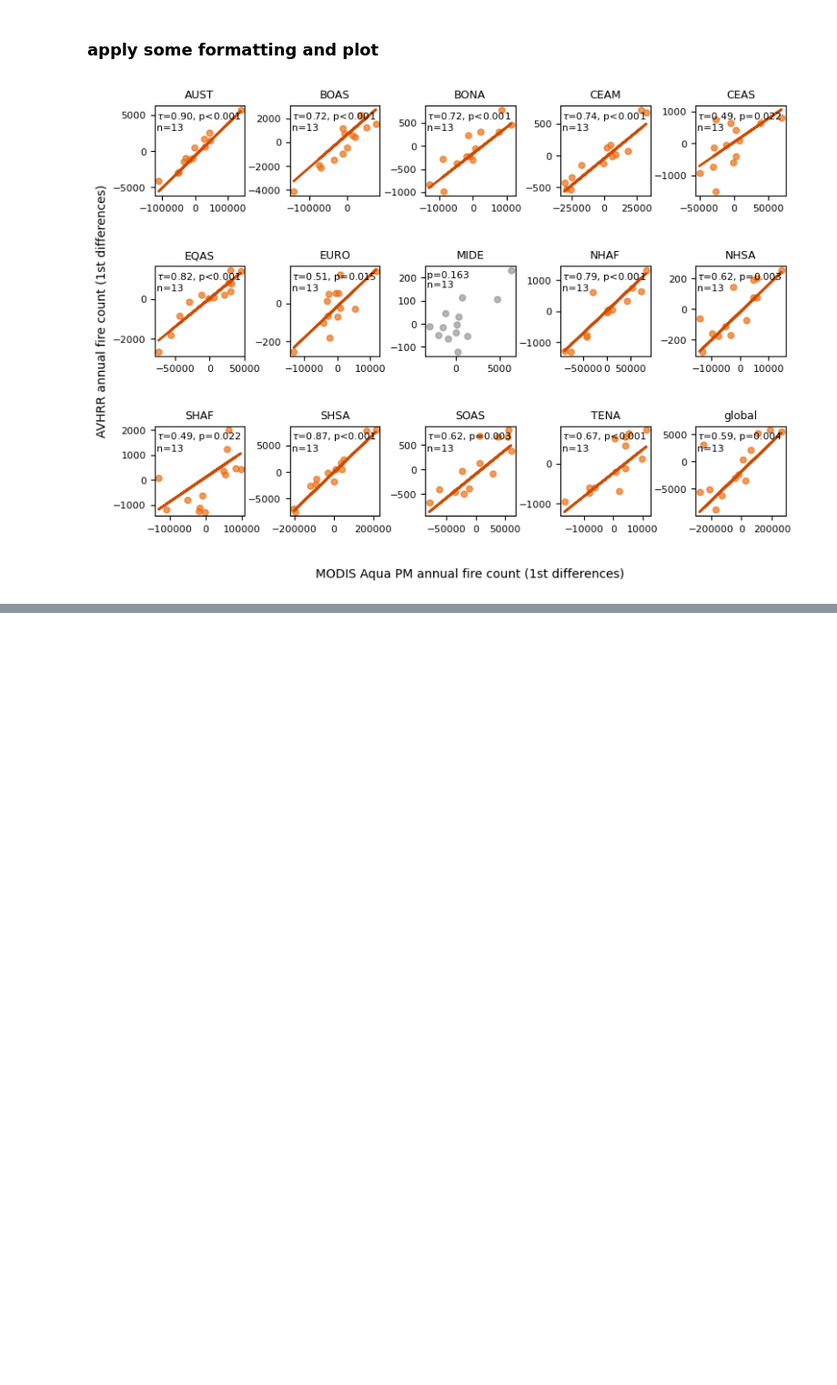
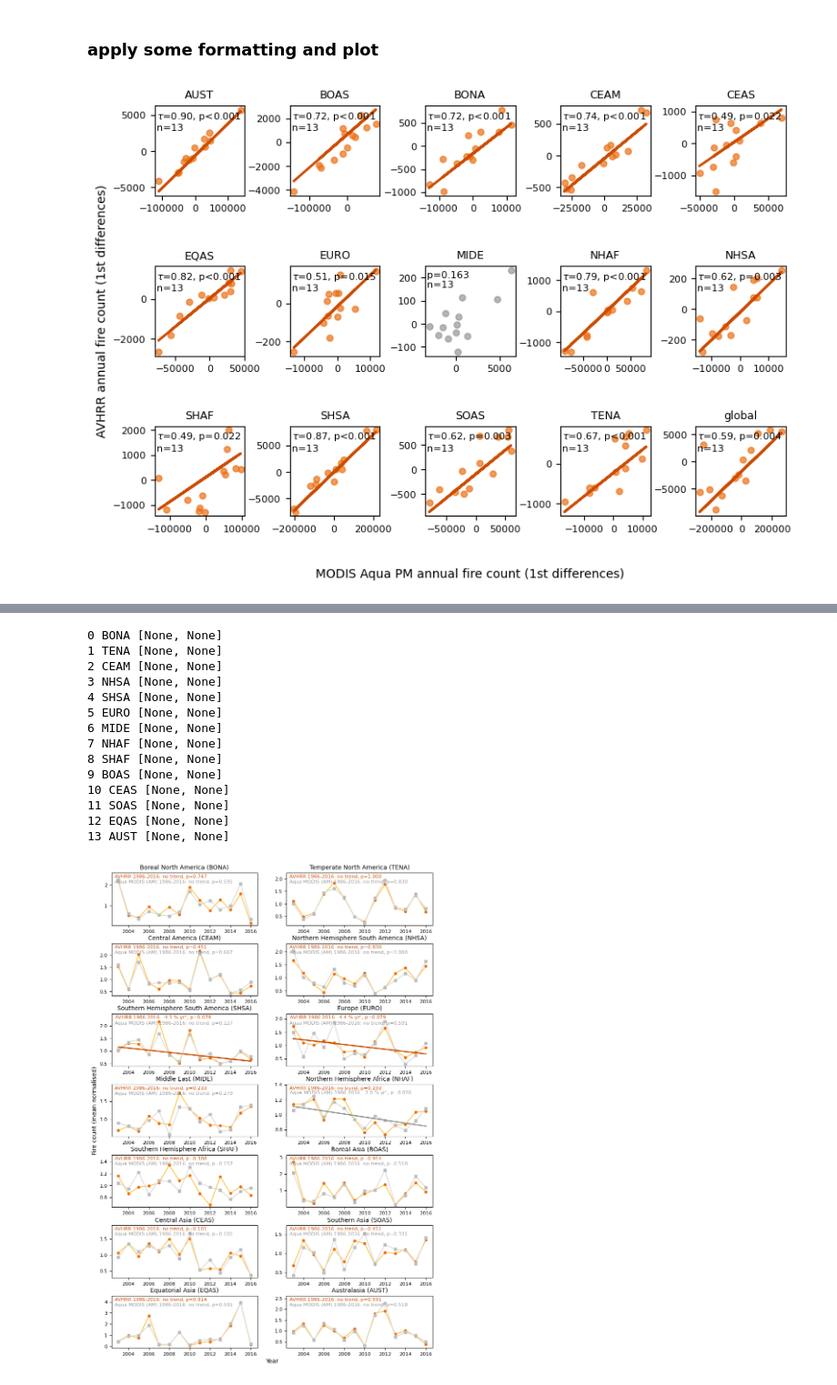
Before and after one commit to mdj4/avhrr-fire, a Jupyter notebook: src/06_intercomparison/03_intercomparison_vs_other_data.ipynb, the cells around one changed output, grey strips where cells are left out. Shown at 91% size. Cells and saved outputs as stored; diff of their text form; code cells hidden in the pictures; blank space fills up the shorter version.

```diff
--- a/src/06_intercomparison/03_intercomparison_vs_other_data.ipynb
+++ b/src/06_intercomparison/03_intercomparison_vs_other_data.ipynb
@@ -522,0 +765,22 @@ summary.to_csv(str(dir_out_figures / 's02_modis_pm_intercomparison.csv'), index=
+# %%
+# normalise data to first year (2003)
+
+# AVHRR
+avhrr2003 = modis2.loc[modis2.year == 2003].rename(columns={'count':'count86a'})
+#norm the ensemble stats
+modis2 = modis2.merge(avhrr2003[['region','region_name','count86a']],
+                      how='left',
+                      on=['region','region_name'])
+modis2['n_count_avhrr'] = modis2['count'] / modis2['count86a']
+
+#MODIS
+modis2003 = modis2.loc[modis2.year == 2003].rename(columns={'val_count':'count86m'})
+#norm the ensemble stats
+modis2 = modis2.merge(modis2003[['region','region_name','count86m']],
+                      how='left',
+                      on=['region','region_name'])
+modis2['n_count_modis'] = modis2['val_count'] / modis2['count86m']
+
+# drop unused
+modis2 = modis2.drop(['count86a','count86m'], axis=1)
+modis2.head()
@@ -522,0 +858,39 @@ summary.to_csv(str(dir_out_figures / 's02_modis_pm_intercomparison.csv'), index=
+# %%
+fig, axes, stats_tbl = ts_plotter(df=modis2,
+                                xstr='year',
+                                y1str='n_count_avhrr_mean',
+                                y2str='n_count_modis_mean',
+                                series1_str = 'AVHRR',
+                                series2_str = 'Aqua MODIS (AM)',
+                                region_dict=region_dict,
+                                ylab="Fire count (mean normalised)",
+                                xlab="Year",
+                                av_color_list=av_color_list, fw_color_list=fw_color_list,
+                                nrow=7, ncol=2,
+                                dim = (210*mm,297*mm))
+fig.tight_layout()
+
+
+#figs
+fig.savefig(str(dir_out_figures / 's11_timeseries_AVHRR_vs_MODIS_AM_mean_normalised.png'), dpi=1000)
+#fig.savefig(str(dir_out_figures / 's4_timeseries_gfed_vpd_flip.pdf'))
+
+#statstable
+#stats_tbl.to_csv(str(dir_out_figures / 's4_timeseries_gfed_vpd_flip.csv'),index=False)
+#print(stats_tbl)
+# %% [output]
+0 BONA [None, None]
+1 TENA [None, None]
+2 CEAM [None, None]
+3 NHSA [None, None]
+4 SHSA [None, None]
+5 EURO [None, None]
+6 MIDE [None, None]
+7 NHAF [None, None]
+8 SHAF [None, None]
+9 BOAS [None, None]
+10 CEAS [None, None]
+11 SOAS [None, None]
+12 EQAS [None, None]
+13 AUST [None, None]
+[figure, added]
```
Also changed, not shown: parts of 28 cells of this notebook, 1 other file.
